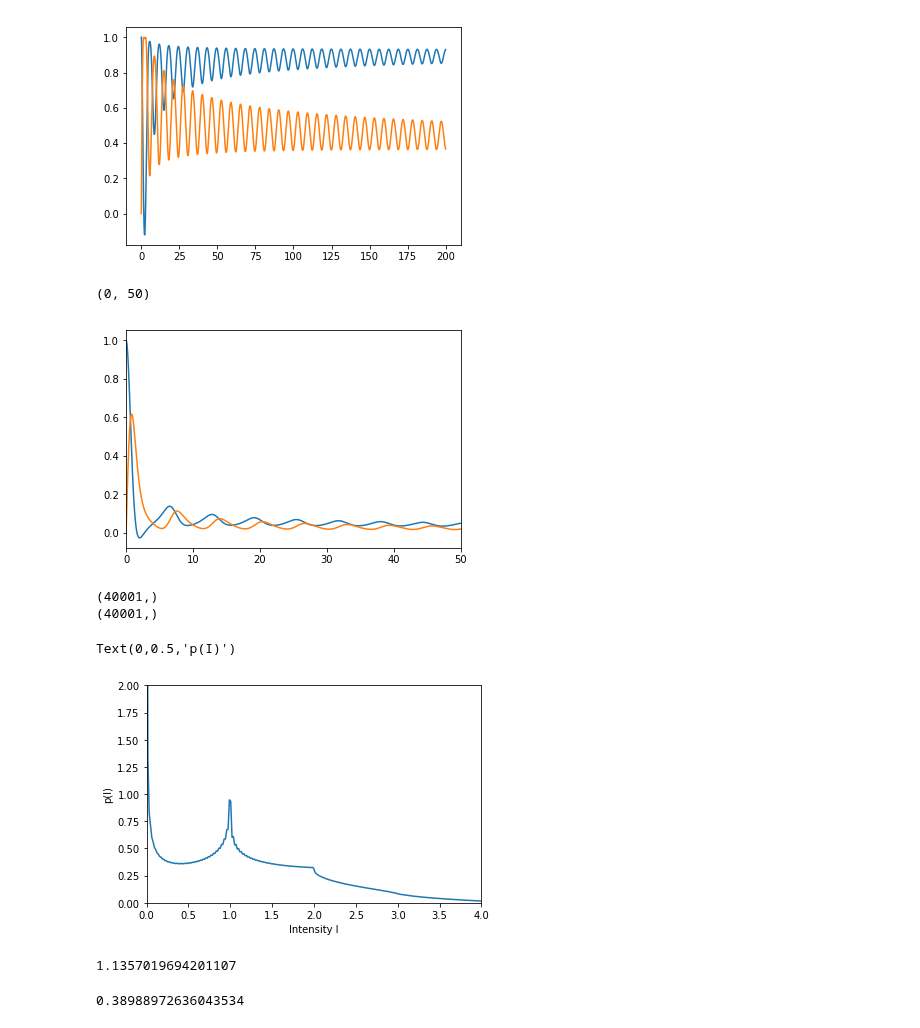
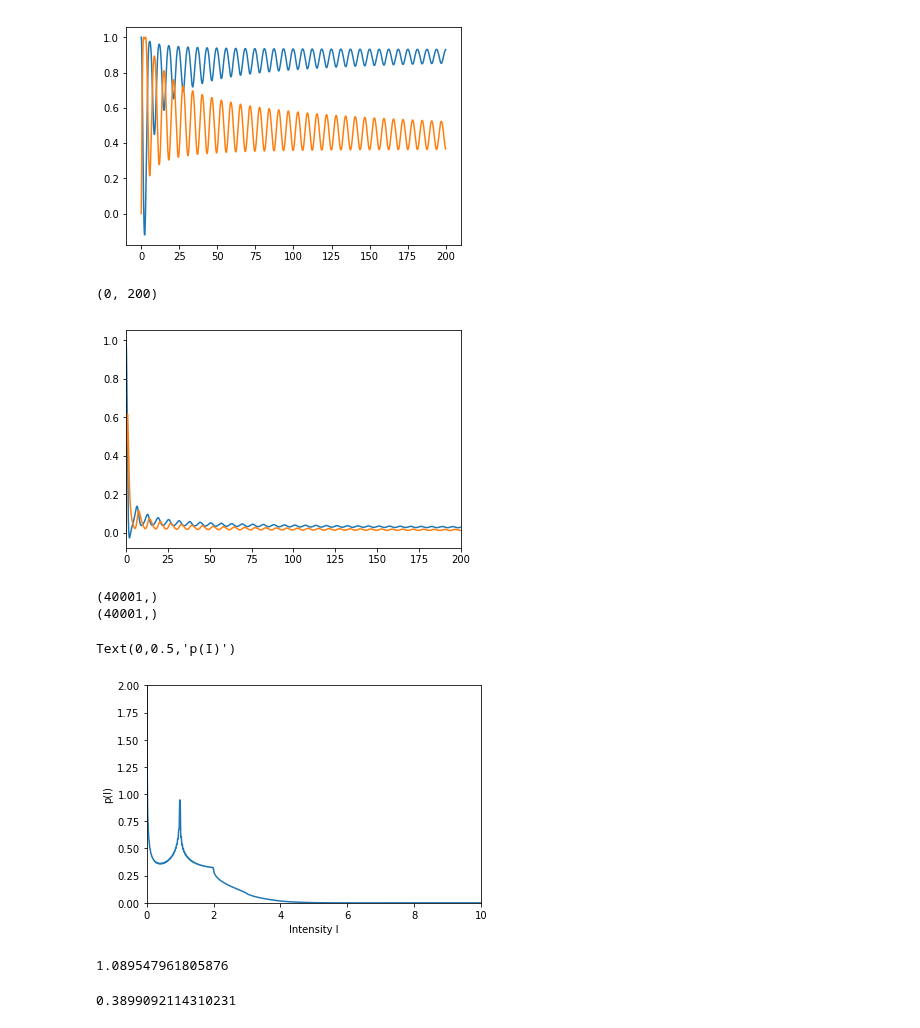
Before and after one commit to hstrey/FCS-simulations, a Jupyter notebook: FCS intensity distribution correct.ipynb, the cells around one changed output. Saved outputs shown, nothing was run; the diff lists cells and outputs as text; code cells hidden in the pictures.

```diff
--- a/FCS intensity distribution correct.ipynb
+++ b/FCS intensity distribution correct.ipynb
@@ -58,10 +58,10 @@ plt.plot(k,ei2)
 # %%
 plt.plot(k,er*ei1)
 plt.plot(k,er*ei2)
-plt.xlim((0,50))
+plt.xlim((0,200))
 # %% [output]
-(0, 50)
+(0, 200)
-[figure, old version]
+[figure, new version]
 # %%
 # need to find the proper way of doing an fft
 freq = np.fft.fftfreq(2*steps-1,d)*2*np.pi
@@ -72,9 +72,9 @@ fc = np.concatenate((fc1,fc2[1:]))
 print(fc.shape)
 cf_fft = np.fft.ifft(fc)*np.sqrt(fc.shape[0]/2)
 print(cf_fft.shape)
-disp = 20000
+disp = 20001
 plt.plot(freq[:disp],np.real(cf_fft[:disp]))
-plt.xlim((0,4))
+plt.xlim((0,10))
 plt.ylim((0,2))
 plt.xlabel("Intensity I")
 plt.ylabel("p(I)")
@@ -83,14 +83,14 @@ plt.ylabel("p(I)")
 (40001,)
 (40001,)
 Text(0,0.5,'p(I)')
-[figure, old version]
+[figure, new version]
 # %%
 # normalization
-print(np.real(cf_fft[:steps]).mean()*freq[steps-1])
+print(trapz(np.real(cf_fft[:steps]),dx=(freq[1]-freq[0])))
 # %% [output]
-1.1357019694201107
+1.089547961805876
 # %%
 # first moment
-print(np.mean(np.real(cf_fft[:steps])*freq[:steps])*freq[steps-1])
+print(trapz(np.real(cf_fft[:steps]*freq[:steps]),dx=(freq[1]-freq[0])))
 # %% [output]
-0.38988972636043534
+0.3899092114310231
```
Also changed, not shown: parts of 3 cells of this notebook, 3 other files.
